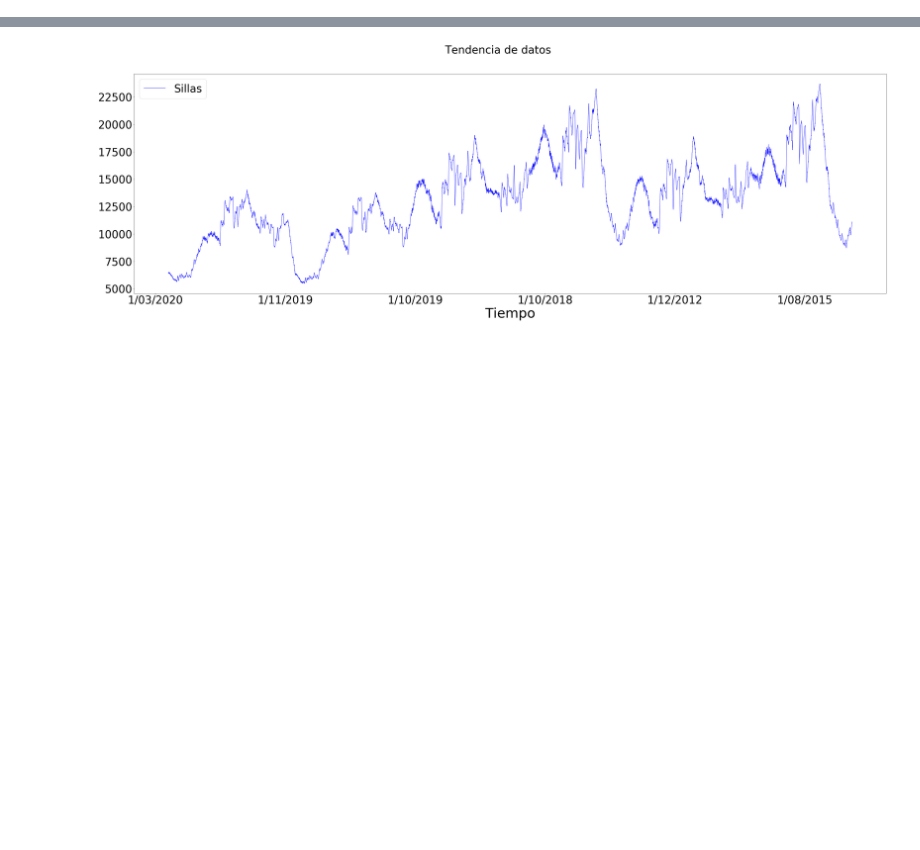
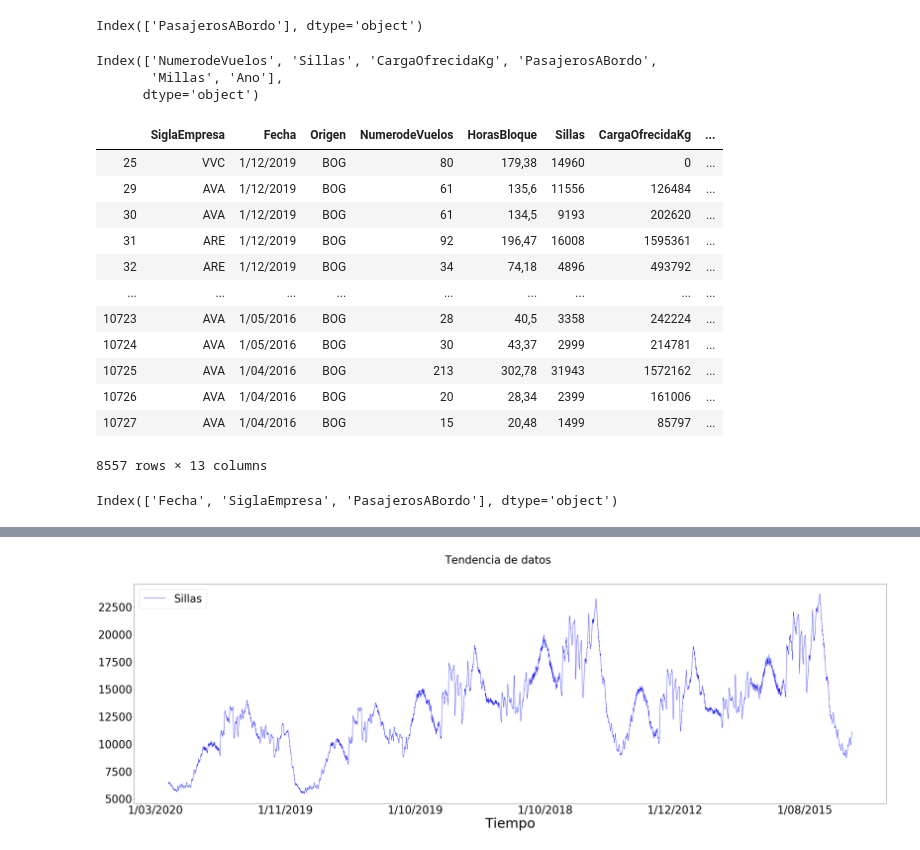
Before and after one commit to dcrojasa/EjerciciosModelosAvanzados1, a Jupyter notebook: Proyecto.ipynb, the cells around one changed output, grey strips where cells are left out. Saved outputs shown, nothing was run; the diff lists cells and outputs as text; code cells hidden in the pictures; blank space fills up the shorter version.

```diff
--- a/Proyecto.ipynb
+++ b/Proyecto.ipynb
@@ -33,0 +175,32 @@ df1.head()
+# %%
+ADZBOG = pd.DataFrame(df1[["Fecha", "SiglaEmpresa", "PasajerosABordo" ]].groupby(["Fecha",  "SiglaEmpresa"]).sum())
+# %% [output]
+Index(['PasajerosABordo'], dtype='object')
+# %%
+ADZBOG=df1.groupby(["Fecha",  "SiglaEmpresa"]).sum()
+ADZBOG.columns
+# %% [output]
+Index(['NumerodeVuelos', 'Sillas', 'CargaOfrecidaKg', 'PasajerosABordo',
+       'Millas', 'Ano'],
+      dtype='object')
+# %%
+df1
+# %% [output]
+|  | SiglaEmpresa | Fecha | Origen | NumerodeVuelos | HorasBloque | Sillas | CargaOfrecidaKg | ... |
+| 25 | VVC | 1/12/2019 | BOG | 80 | 179,38 | 14960 | 0 | ... |
+| 29 | AVA | 1/12/2019 | BOG | 61 | 135,6 | 11556 | 126484 | ... |
+| 30 | AVA | 1/12/2019 | BOG | 61 | 134,5 | 9193 | 202620 | ... |
+| 31 | ARE | 1/12/2019 | BOG | 92 | 196,47 | 16008 | 1595361 | ... |
+| 32 | ARE | 1/12/2019 | BOG | 34 | 74,18 | 4896 | 493792 | ... |
+| ... | ... | ... | ... | ... | ... | ... | ... | ... |
+| 10723 | AVA | 1/05/2016 | BOG | 28 | 40,5 | 3358 | 242224 | ... |
+| 10724 | AVA | 1/05/2016 | BOG | 30 | 43,37 | 2999 | 214781 | ... |
+| 10725 | AVA | 1/04/2016 | BOG | 213 | 302,78 | 31943 | 1572162 | ... |
+| 10726 | AVA | 1/04/2016 | BOG | 20 | 28,34 | 2399 | 161006 | ... |
+| 10727 | AVA | 1/04/2016 | BOG | 15 | 20,48 | 1499 | 85797 | ... |
+8557 rows × 13 columns
+# %%
+ADZBOG=df1.groupby(('Fecha' , 'SiglaEmpresa') ,as_index=False).agg({"PasajerosABordo": "sum"})
+ADZBOG.columns
+# %% [output]
+Index(['Fecha', 'SiglaEmpresa', 'PasajerosABordo'], dtype='object')
```
Also changed, not shown: parts of 19 cells of this notebook.
